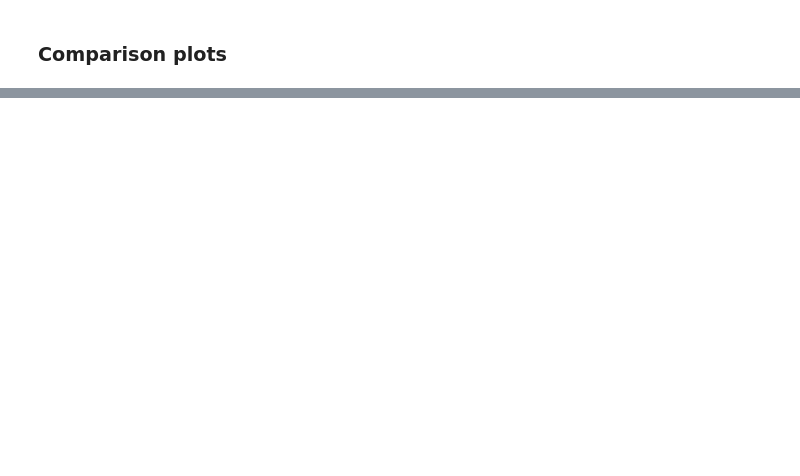
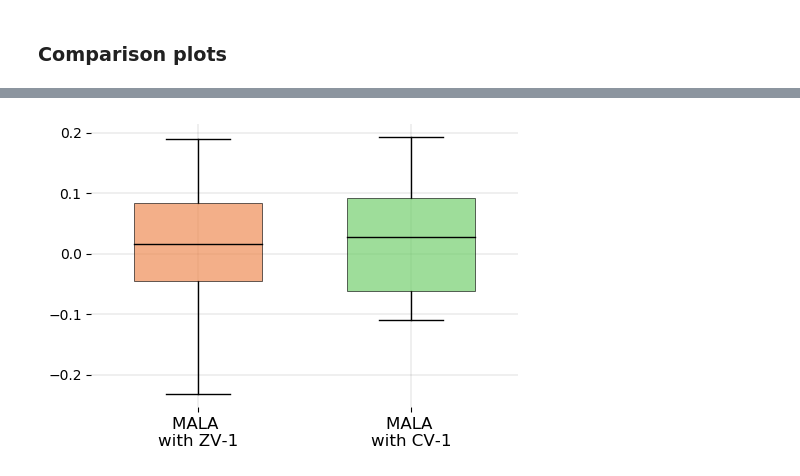
Before and after one commit to svsamsonov/VR-MCMC, a Jupyter notebook: Code/Banan_shape_CV.ipynb, the cells around one changed output, grey strips where cells are left out. Drawn from its saved outputs; the diff is of its cells as text; code cells hidden in the pictures; blank space fills up the shorter version.

```diff
--- a/Code/Banan_shape_CV.ipynb
+++ b/Code/Banan_shape_CV.ipynb
@@ -76,8 +102,10 @@ boxplot_ind(data, title, labels)
 title = ""
 labels = ['MALA \nwith ZV-1', 'MALA \nwith CV-1']
 # %%
-data = [res_arr[:,1],res_arr[:,3]]
+data = [res_arr[:,0,1],res_arr[:,0,3]]
 boxplot_ind(data, title, labels)
+# %% [output]
+[figure, added]
 # %%
 title = ""
 labels = ['Vanilla\n ULA', 'ULA \nwith ZV-2', 'ULA \nwith CV-2']
```
Also changed, not shown: parts of 10 cells of this notebook, 7 other files.
